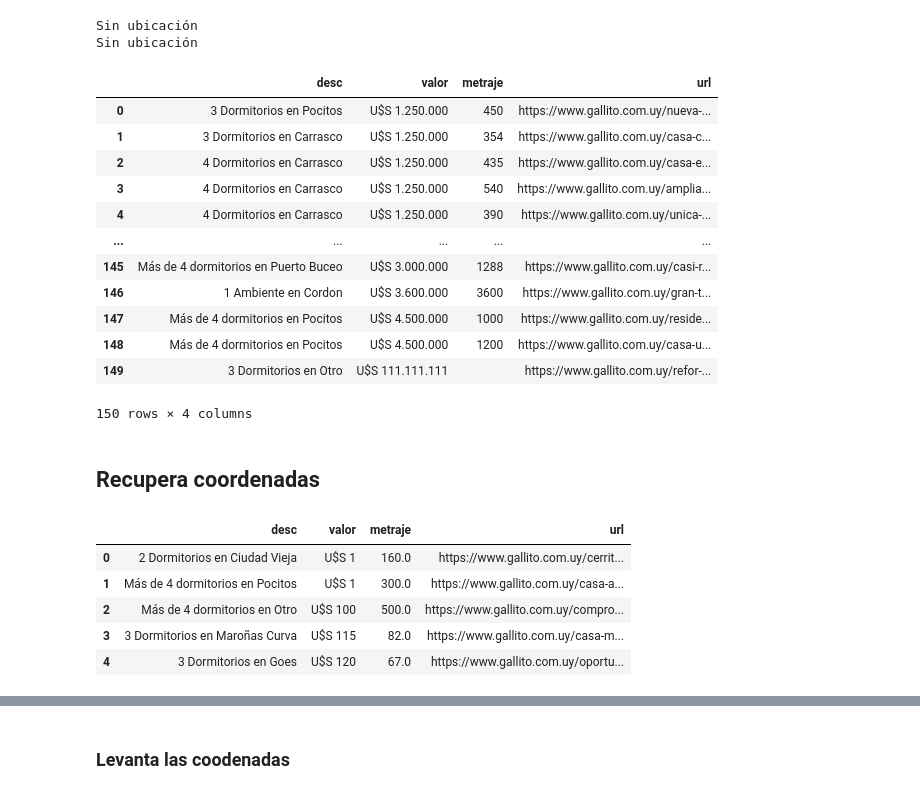
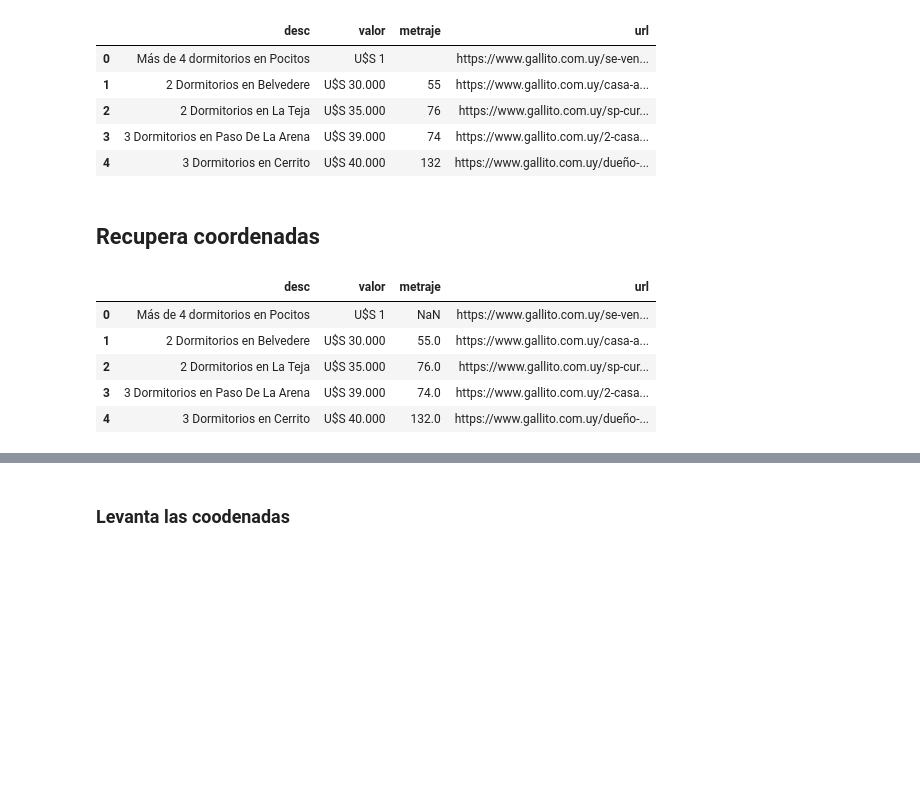
Before and after one commit to guillermodangelo/gallito_scrap, a Jupyter notebook: gallito_mvo.ipynb, the cells around one changed output, grey strips where cells are left out. Saved outputs shown, nothing was run; the diff lists cells and outputs as text; code cells hidden in the pictures; blank space fills up the shorter version.

```diff
--- a/gallito_mvo.ipynb
+++ b/gallito_mvo.ipynb
@@ -23,3 +13,17 @@ else:
+# %%
+def chrome(path, headless=True):
+    "Chrome driver"
+    opt = webdriver.ChromeOptions()
+    if headless:
+        opt.add_argument("--headless")
+    opt.add_argument('--blink-settings=imagesEnabled=false')
+    browser = webdriver.Chrome(path, options=opt)
+    browser.implicitly_wait(1)
+    browser.set_page_load_timeout(3)
+
+    return browser
+# %%
+driver = chrome('C:/Users/59898/Documents/chromedriver.exe', headless=True)
 # %%
 urls= ['https://www.gallito.com.uy/inmuebles/casas/venta/montevideo/ord_asc?pag={}'.format(i) for i in range(1, 3)]
 # %%
@@ -69,26 +71,3 @@ Sin ubicación
-# %%
-coordenadas = []
-
-for url in urls:
-    driver.get(url)
-
-    elem = driver.find_elements_by_css_selector('#ubicacion')
-
-    if elem != []:
-        element = driver.find_element_by_xpath("/html/body/form/main/div/div[1]/ul/li[4]/a/i")
-        element.click()
-        time.sleep(2)
-        ubic_html = [e.get_attribute("innerHTML") for e in driver.find_elements_by_css_selector("#ubicacion")]
-        soup = BeautifulSoup(ubic_html[0], "html.parser")
-        src = soup.find('iframe')['src']
-        latlng = src.split('q=', 1)[1].split('&zoom=', 1)[0]
-        coordenadas.append(latlng)
-    else:
-        print('Sin ubicación')
-        coordenadas.append('')
-# %% [output]
-Sin ubicación
-Sin ubicación
 # %%
 def scrapper(urls):
     data = []
@@ -118,22 +97,17 @@ def scrapper(urls):
 
     return result
 # %%
-urls= ['https://www.gallito.com.uy/inmuebles/casas/venta/montevideo/ord_asc?pag={}'.format(i) for i in range(1, 154)]
+urls= [f'https://www.gallito.com.uy/inmuebles/casas/venta/montevideo/ord_asc?pag={i}' for i in range(1, 143)]
 
 data = scrapper(urls)
+
+driver.quit()
 # %%
-data
+data.head()
 # %% [output]
 |  | desc | valor | metraje | url |
-| 0 | 3 Dormitorios en Pocitos | U$S 1.250.000 | 450 | https://www.gallito.com.uy/nueva-... |
-| 1 | 3 Dormitorios en Carrasco | U$S 1.250.000 | 354 | https://www.gallito.com.uy/casa-c... |
-| 2 | 4 Dormitorios en Carrasco | U$S 1.250.000 | 435 | https://www.gallito.com.uy/casa-e... |
-| 3 | 4 Dormitorios en Carrasco | U$S 1.250.000 | 540 | https://www.gallito.com.uy/amplia... |
-| 4 | 4 Dormitorios en Carrasco | U$S 1.250.000 | 390 | https://www.gallito.com.uy/unica-... |
-| ... | ... | ... | ... | ... |
-| 145 | Más de 4 dormitorios en Puerto Buceo | U$S 3.000.000 | 1288 | https://www.gallito.com.uy/casi-r... |
-| 146 | 1 Ambiente en Cordon | U$S 3.600.000 | 3600 | https://www.gallito.com.uy/gran-t... |
-| 147 | Más de 4 dormitorios en Pocitos | U$S 4.500.000 | 1000 | https://www.gallito.com.uy/reside... |
-| 148 | Más de 4 dormitorios en Pocitos | U$S 4.500.000 | 1200 | https://www.gallito.com.uy/casa-u... |
-| 149 | 3 Dormitorios en Otro | U$S 111.111.111 |  | https://www.gallito.com.uy/refor-... |
+| 0 | Más de 4 dormitorios en Pocitos | U$S 1 |  | https://www.gallito.com.uy/se-ven... |
+| 1 | 2 Dormitorios en Belvedere | U$S 30.000 | 55 | https://www.gallito.com.uy/casa-a... |
+| 2 | 2 Dormitorios en La Teja | U$S 35.000 | 76 | https://www.gallito.com.uy/sp-cur... |
+| 3 | 3 Dormitorios en Paso De La Arena | U$S 39.000 | 74 | https://www.gallito.com.uy/2-casa... |
+| 4 | 3 Dormitorios en Cerrito | U$S 40.000 | 132 | https://www.gallito.com.uy/dueño-... |
-150 rows × 4 columns
@@ -144,15 +116,15 @@ data.to_csv('ventas_mvdeo_20210707.csv', index=False)
 # %% [markdown]
 ## Recupera coordenadas
 # %%
-data = pd.read_csv('ventas_mvdeo_20210707.csv')
+data = pd.read_csv('ventas_mvdeo_20221701.csv')
 data.head()
 # %% [output]
 |  | desc | valor | metraje | url |
-| 0 | 2 Dormitorios en Ciudad Vieja | U$S 1 | 160.0 | https://www.gallito.com.uy/cerrit... |
-| 1 | Más de 4 dormitorios en Pocitos | U$S 1 | 300.0 | https://www.gallito.com.uy/casa-a... |
-| 2 | Más de 4 dormitorios en Otro | U$S 100 | 500.0 | https://www.gallito.com.uy/compro... |
-| 3 | 3 Dormitorios en Maroñas Curva | U$S 115 | 82.0 | https://www.gallito.com.uy/casa-m... |
-| 4 | 3 Dormitorios en Goes | U$S 120 | 67.0 | https://www.gallito.com.uy/oportu... |
+| 0 | Más de 4 dormitorios en Pocitos | U$S 1 | NaN | https://www.gallito.com.uy/se-ven... |
+| 1 | 2 Dormitorios en Belvedere | U$S 30.000 | 55.0 | https://www.gallito.com.uy/casa-a... |
+| 2 | 2 Dormitorios en La Teja | U$S 35.000 | 76.0 | https://www.gallito.com.uy/sp-cur... |
+| 3 | 3 Dormitorios en Paso De La Arena | U$S 39.000 | 74.0 | https://www.gallito.com.uy/2-casa... |
+| 4 | 3 Dormitorios en Cerrito | U$S 40.000 | 132.0 | https://www.gallito.com.uy/dueño-... |
 # %%
 def scrap_latlng(urls):
     coordenadas = []
```
Also changed, not shown: parts of 18 cells of this notebook, 4 other files.
